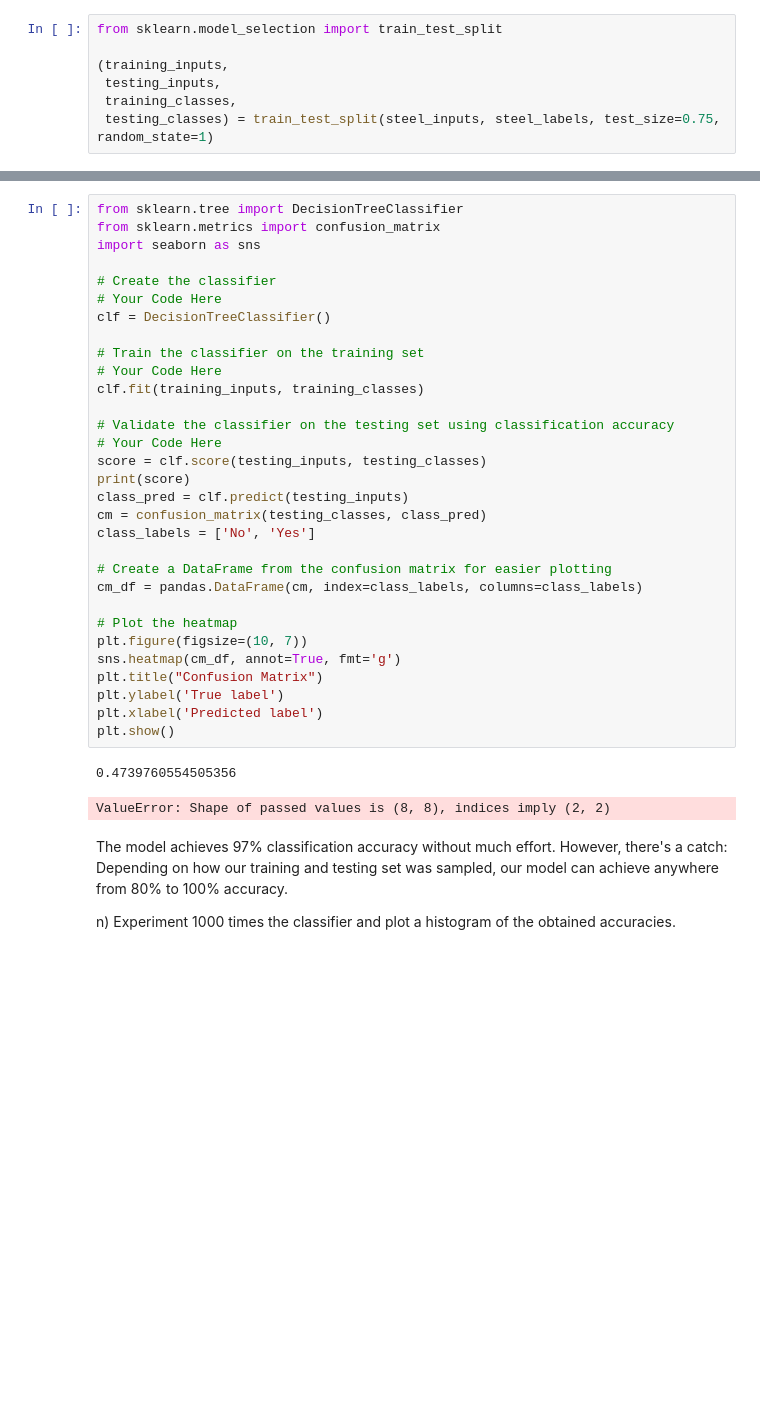
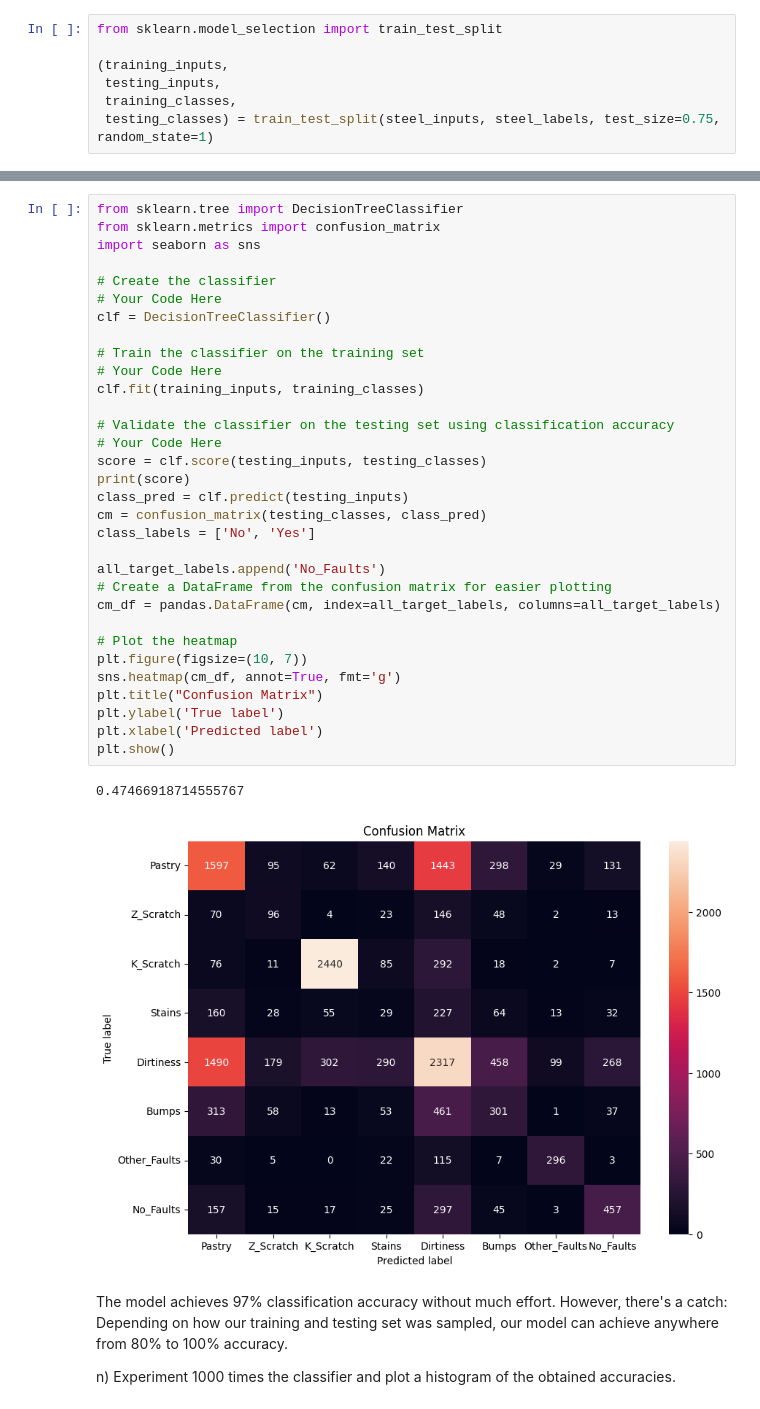
Before and after one commit to Onso37/ia-proj2, a Jupyter notebook: ia-proj2.ipynb, the cells around one changed output, grey strips where cells are left out. Drawn from its saved outputs; the diff is of its cells as text; blank space fills up the shorter version.

```diff
--- a/ia-proj2.ipynb
+++ b/ia-proj2.ipynb
@@ -278,36 +280,37 @@ m)	Import the DecisionTreeClassifier and train the classifier on the training se
 from sklearn.tree import DecisionTreeClassifier
 from sklearn.metrics import confusion_matrix
 import seaborn as sns
 
 # Create the classifier
 # Your Code Here
 clf = DecisionTreeClassifier()
 
 # Train the classifier on the training set
 # Your Code Here
 clf.fit(training_inputs, training_classes)
 
 # Validate the classifier on the testing set using classification accuracy
 # Your Code Here
 score = clf.score(testing_inputs, testing_classes)
 print(score)
 class_pred = clf.predict(testing_inputs)
 cm = confusion_matrix(testing_classes, class_pred)
 class_labels = ['No', 'Yes']
 
+all_target_labels.append('No_Faults')
 # Create a DataFrame from the confusion matrix for easier plotting
-cm_df = pandas.DataFrame(cm, index=class_labels, columns=class_labels)
+cm_df = pandas.DataFrame(cm, index=all_target_labels, columns=all_target_labels)
 
 # Plot the heatmap
 plt.figure(figsize=(10, 7))
 sns.heatmap(cm_df, annot=True, fmt='g')
 plt.title("Confusion Matrix")
 plt.ylabel('True label')
 plt.xlabel('Predicted label')
 plt.show()
 # %% [output]
-0.4739760554505356
+0.47466918714555767
-ValueError: Shape of passed values is (8, 8), indices imply (2, 2)
+[figure, added]
 # %% [markdown]
 The model achieves 97% classification accuracy without much effort. However, there's a catch: Depending on how our training and testing set was sampled, our model can achieve anywhere from 80% to 100% accuracy.
 
```
Also changed, not shown: parts of 4 cells of this notebook.
